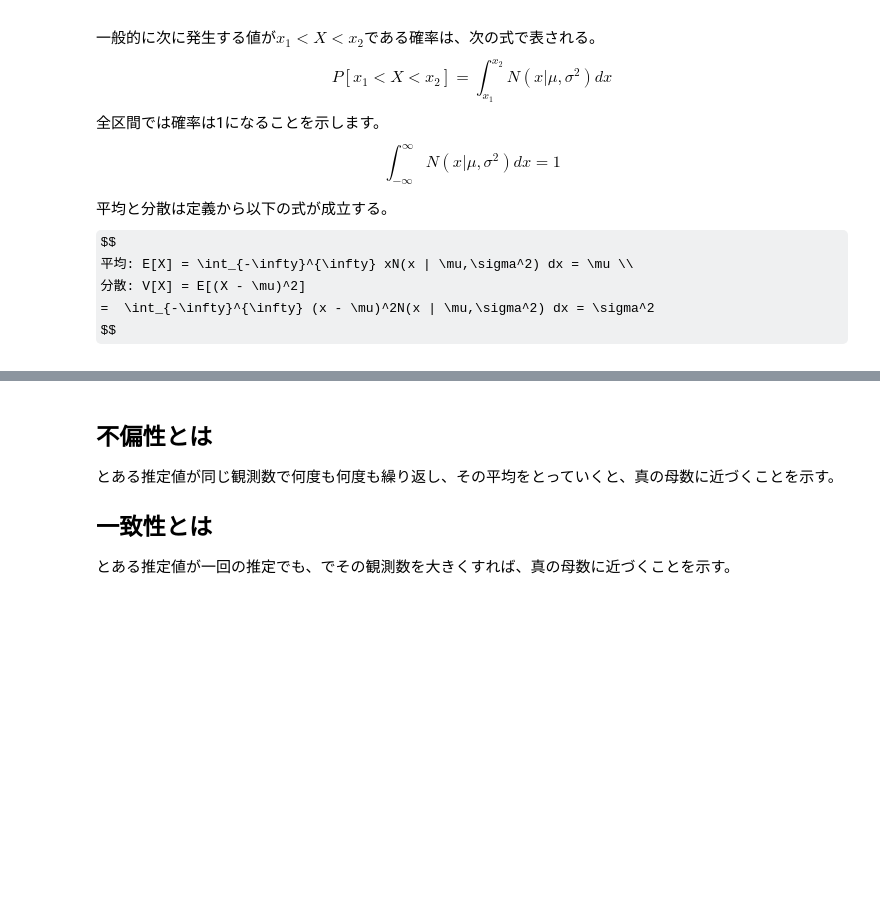
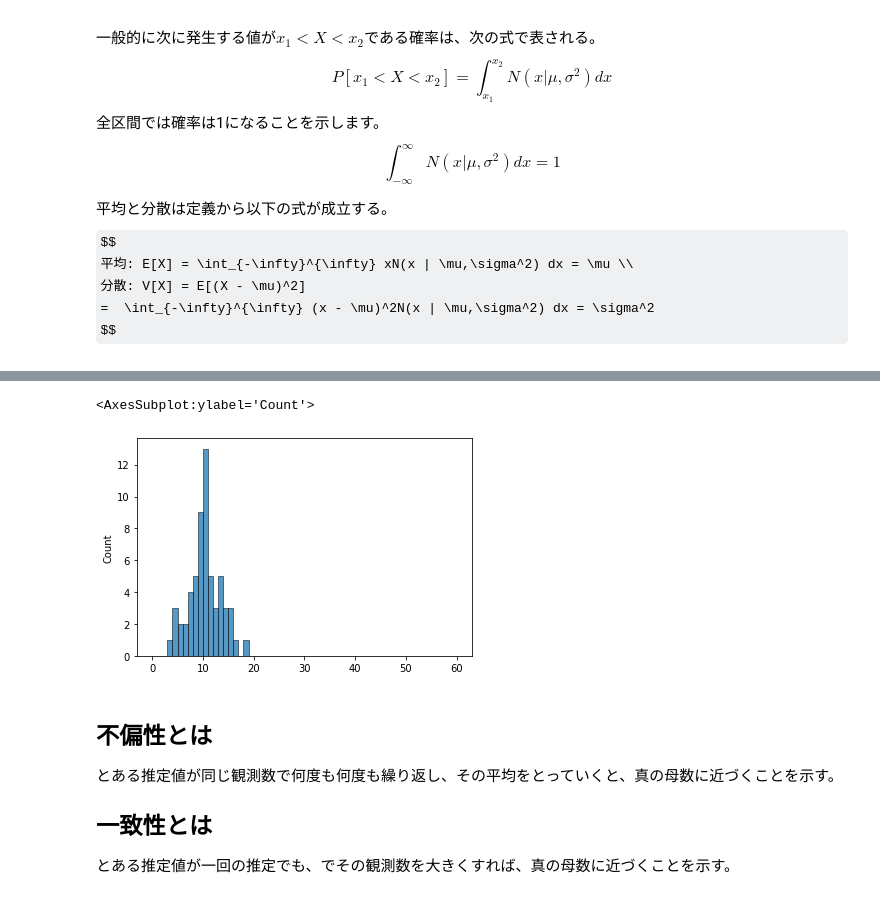
Before and after one commit to kanameg/ml4se, a Jupyter notebook: python/src/ml4se_statistic.ipynb, the cells around one changed output, grey strips where cells are left out. Drawn from its saved outputs; the diff is of its cells as text; code cells hidden in the pictures; some formulas as TeX source; blank space fills up the shorter version.

```diff
--- a/python/src/ml4se_statistic.ipynb
+++ b/python/src/ml4se_statistic.ipynb
@@ -27,3 +64,23 @@ $$
+# %%
+import numpy as np
+import seaborn as sns
+import matplotlib.pyplot as plt
+
+# サイコロをn回投げて6がでる回数をプロット
+N = 60
+
+es = np.array([])
+
+for n in range(N):
+    e = np.random.randint(1, 7, N)
+    es = np.append(es, (e == 6).sum())
+    #e = np.random.randint(0, 2, N)
+    #es = np.append(es, (e == 1).sum())
+es
+sns.histplot(data=es, bins=range(0, N+1))
+# %% [output]
+<AxesSubplot:ylabel='Count'>
+[figure, added]
 # %% [markdown]
 ## 不偏性とは
 とある推定値が同じ観測数で何度も何度も繰り返し、その平均をとっていくと、真の母数に近づくことを示す。
```
Also changed, not shown: parts of 2 cells of this notebook.
